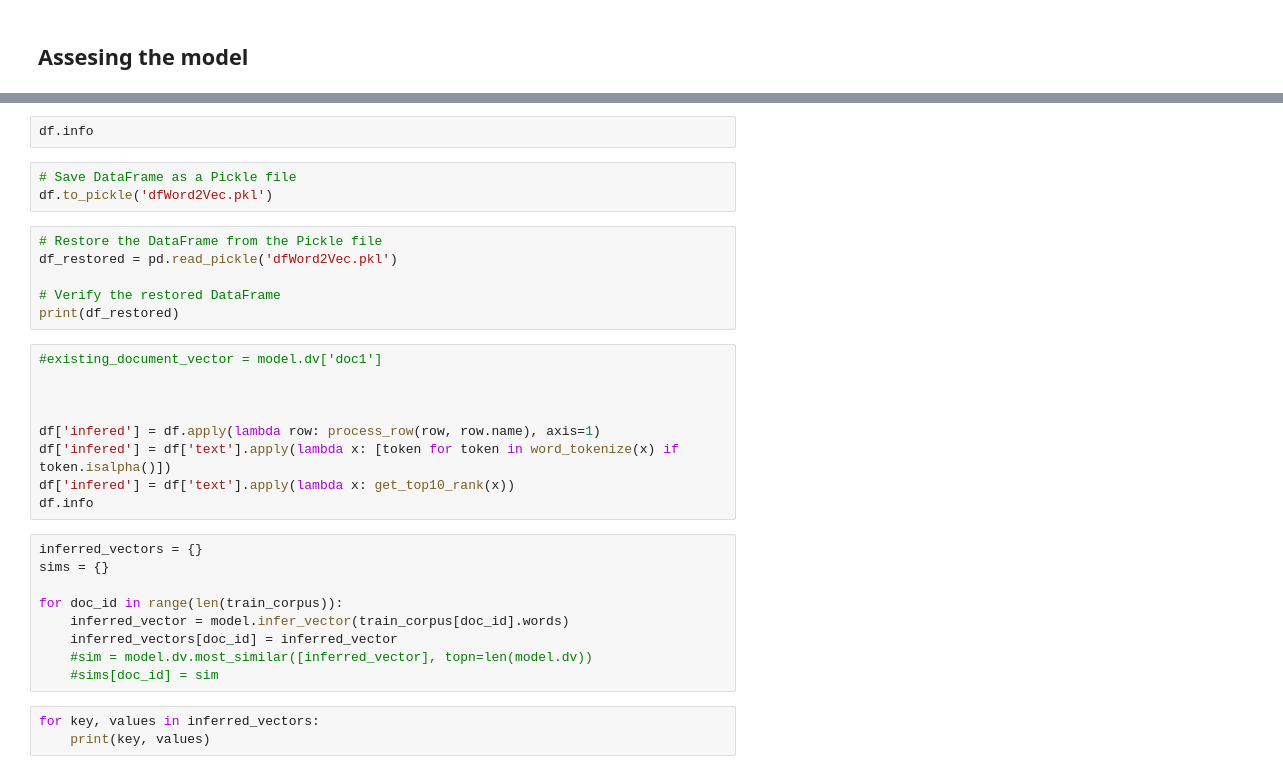
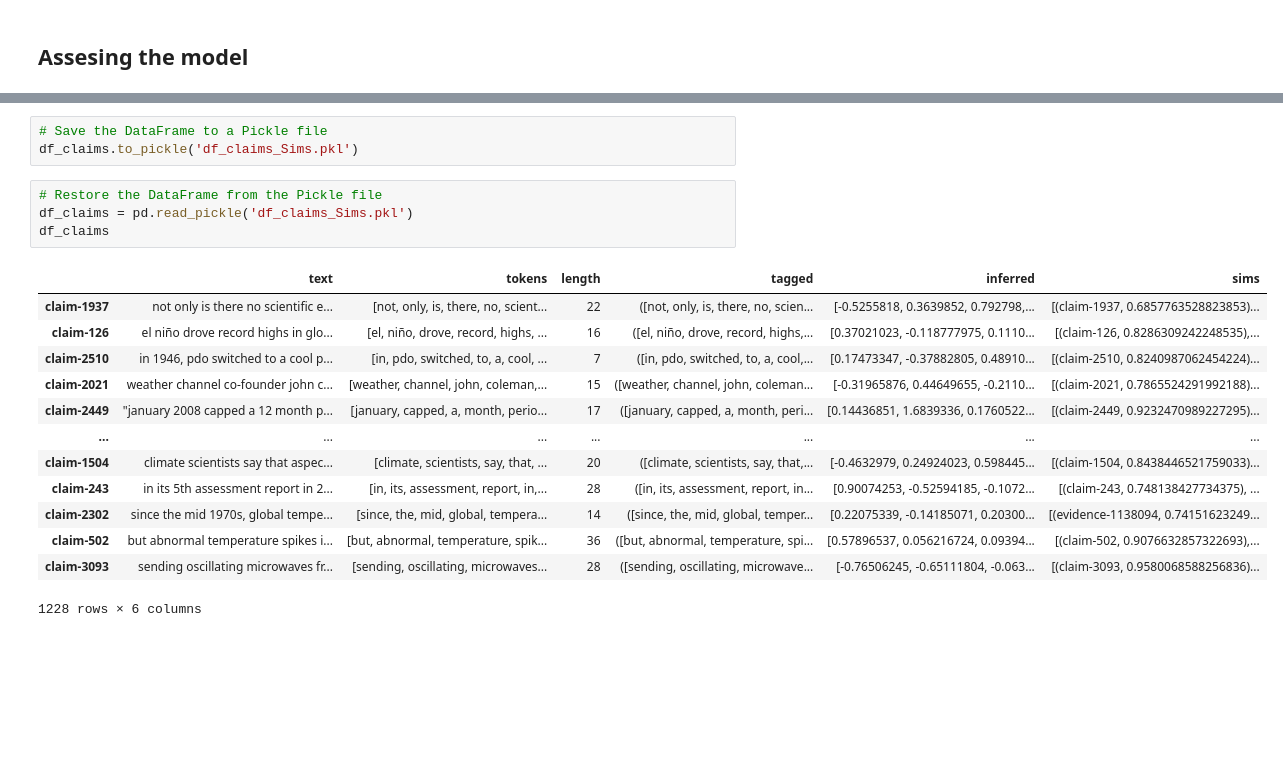
Before and after one commit to Guticar94/COMP90042-NLP-Project-Sentence-Similarity, a Jupyter notebook: Models/Doc2Vec_v2.ipynb, the cells around one changed output, grey strips where cells are left out. Drawn from its saved outputs; the diff is of its cells as text; blank space fills up the shorter version.

```diff
--- a/Models/Doc2Vec_v2.ipynb
+++ b/Models/Doc2Vec_v2.ipynb
@@ -118,32 +192,21 @@ def get_top10_rank(doc_id):
-# %%
-df.info
 # %%
-# Save DataFrame as a Pickle file
-df.to_pickle('dfWord2Vec.pkl')
+# Save the DataFrame to a Pickle file
+df_claims.to_pickle('df_claims_Sims.pkl')
 # %%
 # Restore the DataFrame from the Pickle file
-df_restored = pd.read_pickle('dfWord2Vec.pkl')
-
-# Verify the restored DataFrame
-print(df_restored)
+df_claims = pd.read_pickle('df_claims_Sims.pkl')
+df_claims
+# %% [output]
+|  | text | tokens | length | tagged | inferred | sims |
+| claim-1937 | not only is there no scientific e... | [not, only, is, there, no, scient... | 22 | ([not, only, is, there, no, scien... | [-0.5255818, 0.3639852, 0.792798,... | [(claim-1937, 0.6857763528823853)... |
+| claim-126 | el niño drove record highs in glo... | [el, niño, drove, record, highs, ... | 16 | ([el, niño, drove, record, highs,... | [0.37021023, -0.118777975, 0.1110... | [(claim-126, 0.8286309242248535),... |
+| claim-2510 | in 1946, pdo switched to a cool p... | [in, pdo, switched, to, a, cool, ... | 7 | ([in, pdo, switched, to, a, cool,... | [0.17473347, -0.37882805, 0.48910... | [(claim-2510, 0.8240987062454224)... |
+| claim-2021 | weather channel co-founder john c... | [weather, channel, john, coleman,... | 15 | ([weather, channel, john, coleman... | [-0.31965876, 0.44649655, -0.2110... | [(claim-2021, 0.7865524291992188)... |
+| claim-2449 | "january 2008 capped a 12 month p... | [january, capped, a, month, perio... | 17 | ([january, capped, a, month, peri... | [0.14436851, 1.6839336, 0.1760522... | [(claim-2449, 0.9232470989227295)... |
+| ... | ... | ... | ... | ... | ... | ... |
+| claim-1504 | climate scientists say that aspec... | [climate, scientists, say, that, ... | 20 | ([climate, scientists, say, that,... | [-0.4632979, 0.24924023, 0.598445... | [(claim-1504, 0.8438446521759033)... |
+| claim-243 | in its 5th assessment report in 2... | [in, its, assessment, report, in,... | 28 | ([in, its, assessment, report, in... | [0.90074253, -0.52594185, -0.1072... | [(claim-243, 0.748138427734375), ... |
+| claim-2302 | since the mid 1970s, global tempe... | [since, the, mid, global, tempera... | 14 | ([since, the, mid, global, temper... | [0.22075339, -0.14185071, 0.20300... | [(evidence-1138094, 0.74151623249... |
+| claim-502 | but abnormal temperature spikes i... | [but, abnormal, temperature, spik... | 36 | ([but, abnormal, temperature, spi... | [0.57896537, 0.056216724, 0.09394... | [(claim-502, 0.9076632857322693),... |
+| claim-3093 | sending oscillating microwaves fr... | [sending, oscillating, microwaves... | 28 | ([sending, oscillating, microwave... | [-0.76506245, -0.65111804, -0.063... | [(claim-3093, 0.9580068588256836)... |
+1228 rows × 6 columns
-# %%
-#existing_document_vector = model.dv['doc1']
-
-
-
-df['infered'] = df.apply(lambda row: process_row(row, row.name), axis=1)
-df['infered'] = df['text'].apply(lambda x: [token for token in word_tokenize(x) if token.isalpha()])
-df['infered'] = df['text'].apply(lambda x: get_top10_rank(x))
-df.info
-# %%
-inferred_vectors = {}
-sims = {}
-
-for doc_id in range(len(train_corpus)):
-    inferred_vector = model.infer_vector(train_corpus[doc_id].words)
-    inferred_vectors[doc_id] = inferred_vector
-    #sim = model.dv.most_similar([inferred_vector], topn=len(model.dv))
-    #sims[doc_id] = sim
-# %%
-for key, values in inferred_vectors:
-    print(key, values)
```
Also changed, not shown: parts of 13 cells of this notebook, 1 other file.
